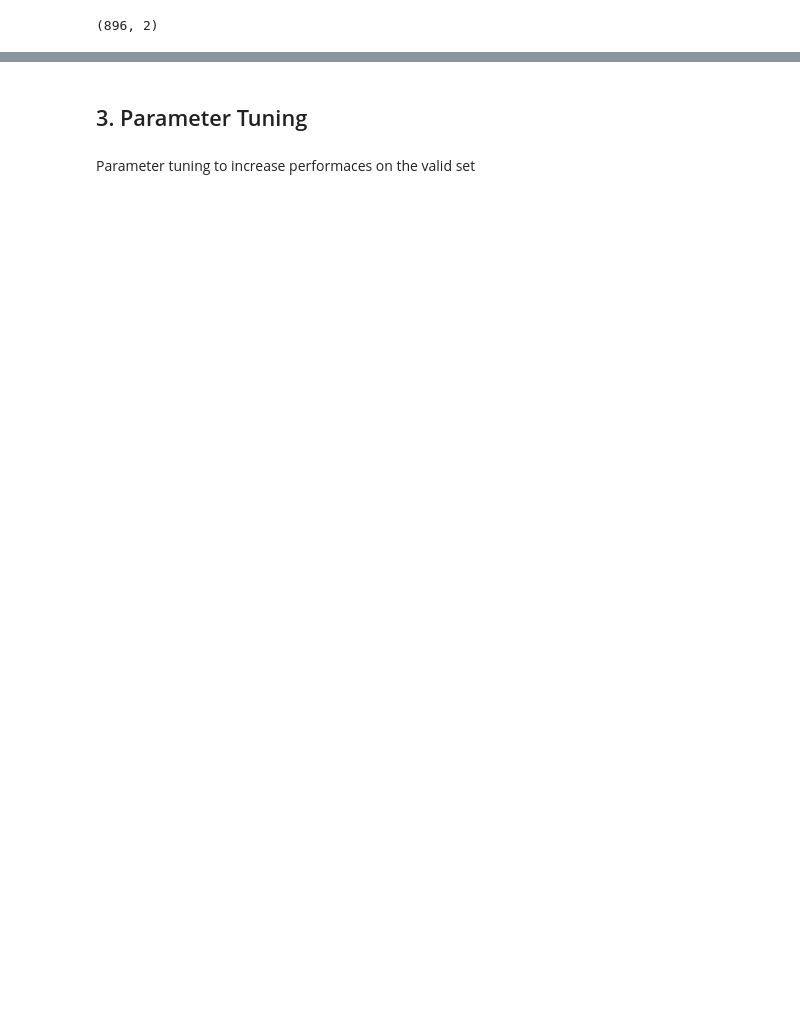
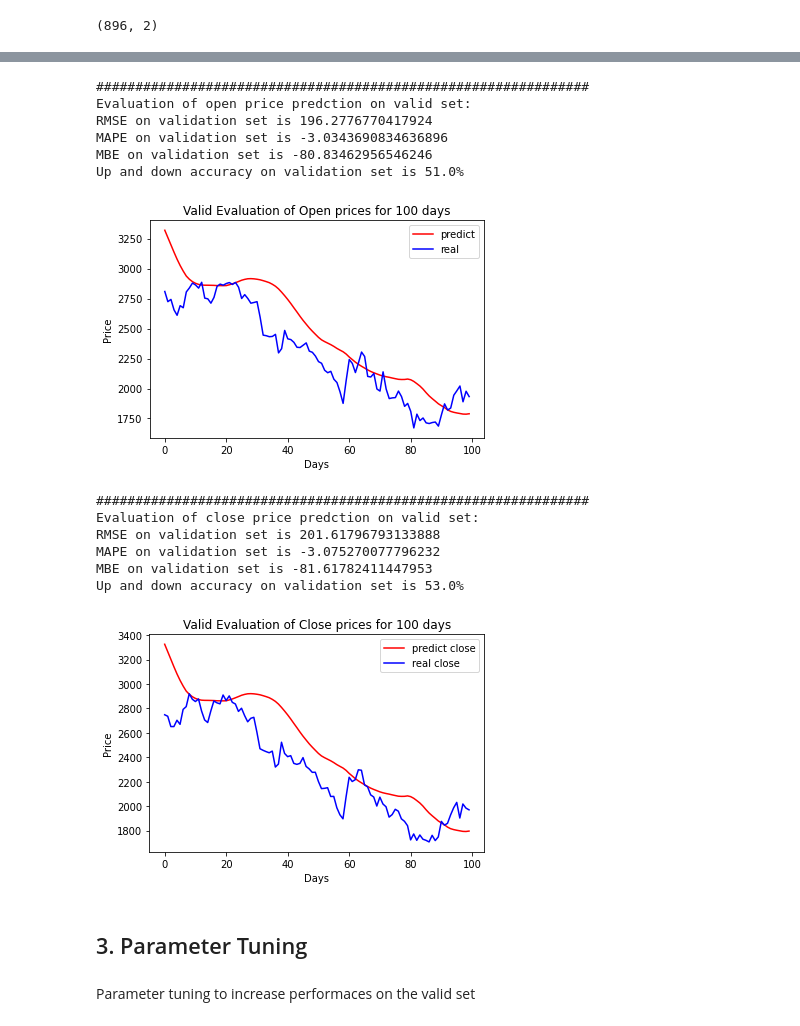
Before and after one commit to H40Q1/523_stock_predict, a Jupyter notebook: main01.ipynb, the cells around one changed output, grey strips where cells are left out. Drawn from its saved outputs; the diff is of its cells as text; code cells hidden in the pictures; blank space fills up the shorter version.

```diff
--- a/main01.ipynb
+++ b/main01.ipynb
@@ -328,5 +350,5 @@ loss_plot(loss_mean)
 # %%
-def predict(x_test, config):
+def predict(x_test, config, attention_net=False):
     device = torch.device("cuda:0" if config.use_cuda and torch.cuda.is_available() else "cpu")
     y_pred = torch.empty((0, len(config.label_columns))).to(device)
     y_hat = []
@@ -335,7 +357,7 @@ def predict(x_test, config):
     test_loader = DataLoader(test_set, batch_size=1)
 
 
-    net = Net(config).to(device)
+    net = Net(config, attention_net).to(device)
     net.load_state_dict(torch.load(config.model_save_path + config.model_name))
     net.eval()
     hidden = None
@@ -458,3 +506,21 @@ Up and down accuracy on validation set is 50.0%
+# %%
+y_pred_attention = predict(valid_x, config, True)
+evaluate(y_pred_attention, valid_label, data_gainer)
+# %% [output]
+###############################################################
+Evaluation of open price predction on valid set:
+RMSE on validation set is 196.2776770417924
+MAPE on validation set is -3.0343690834636896
+MBE on validation set is -80.83462956546246
+Up and down accuracy on validation set is 51.0%
+[figure, added]
+###############################################################
+Evaluation of close price predction on valid set:
+RMSE on validation set is 201.61796793133888
+MAPE on validation set is -3.075270077796232
+MBE on validation set is -81.61782411447953
+Up and down accuracy on validation set is 53.0%
+[figure, added]
 # %% [markdown]
 ## 3. Parameter Tuning
 # %% [markdown]
```
Also changed, not shown: parts of 11 cells of this notebook.
